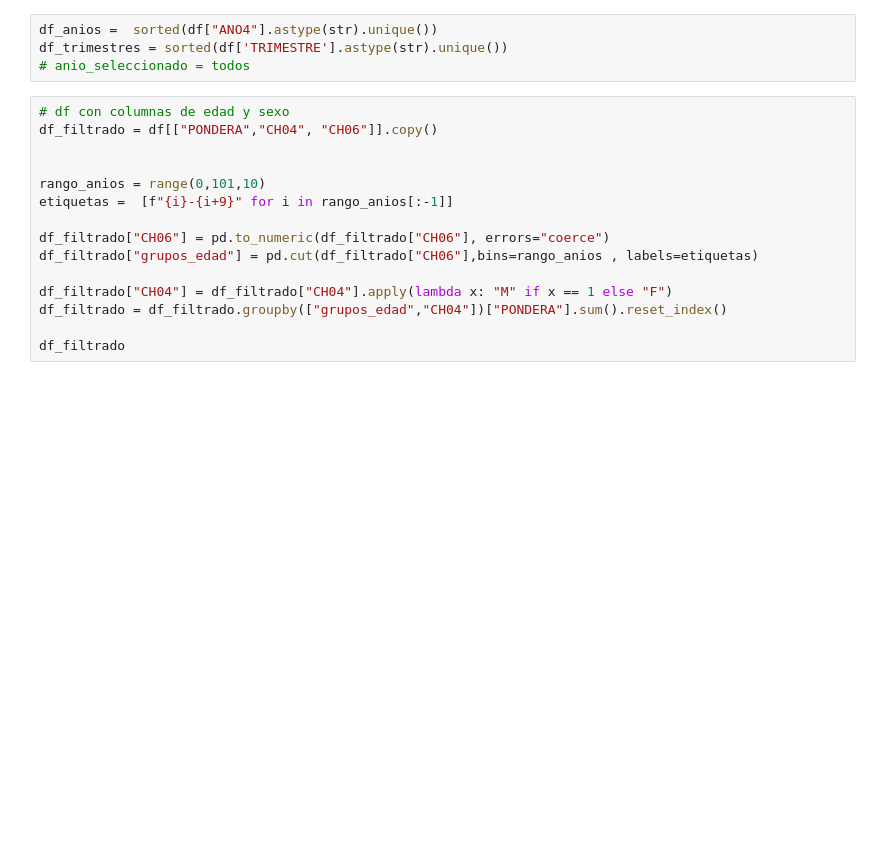
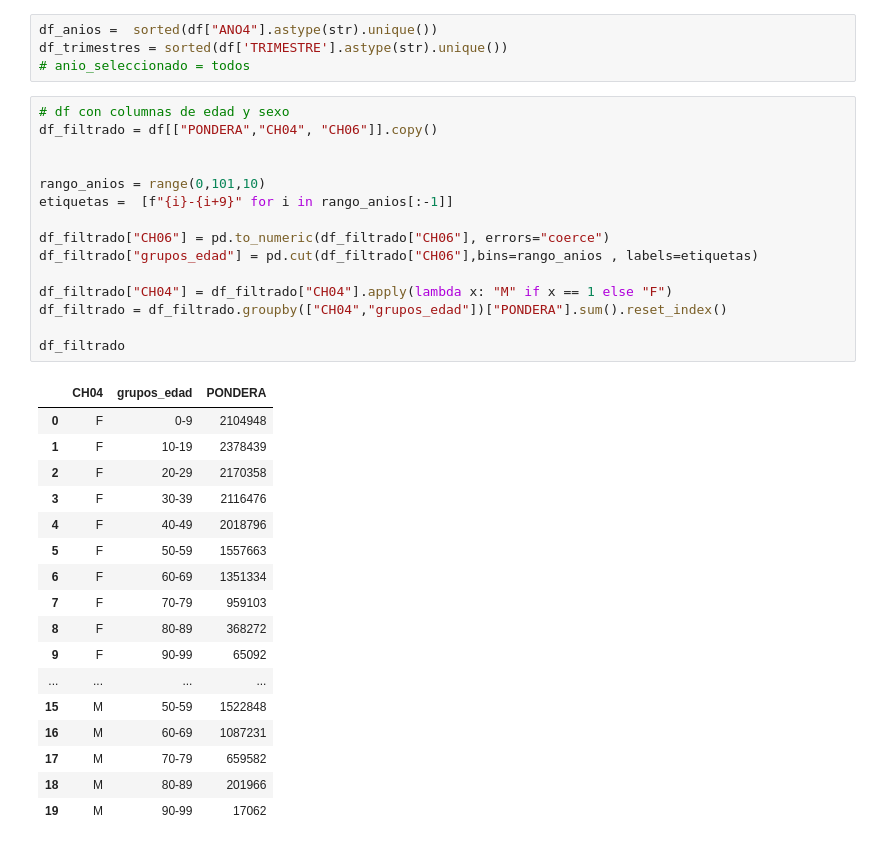
Before and after one commit to noguesan/TP_Integrado_lenguajes, a Jupyter notebook: src/caracteristicas_demograficas_test.ipynb, the cells around one changed output. Drawn from its saved outputs; the diff is of its cells as text; blank space fills up the shorter version.

```diff
--- a/src/caracteristicas_demograficas_test.ipynb
+++ b/src/caracteristicas_demograficas_test.ipynb
@@ -44,18 +92,36 @@ df_trimestres = sorted(df['TRIMESTRE'].astype(str).unique())
 # %%
 # df con columnas de edad y sexo
 df_filtrado = df[["PONDERA","CH04", "CH06"]].copy()
 
 
 rango_anios = range(0,101,10)
 etiquetas =  [f"{i}-{i+9}" for i in rango_anios[:-1]]
 
 df_filtrado["CH06"] = pd.to_numeric(df_filtrado["CH06"], errors="coerce")
 df_filtrado["grupos_edad"] = pd.cut(df_filtrado["CH06"],bins=rango_anios , labels=etiquetas)
 
 df_filtrado["CH04"] = df_filtrado["CH04"].apply(lambda x: "M" if x == 1 else "F")
-df_filtrado = df_filtrado.groupby(["grupos_edad","CH04"])["PONDERA"].sum().reset_index()
+df_filtrado = df_filtrado.groupby(["CH04","grupos_edad"])["PONDERA"].sum().reset_index()
 
 df_filtrado
+# %% [output]
+|  | CH04 | grupos_edad | PONDERA |
+| 0 | F | 0-9 | 2104948 |
+| 1 | F | 10-19 | 2378439 |
+| 2 | F | 20-29 | 2170358 |
+| 3 | F | 30-39 | 2116476 |
+| 4 | F | 40-49 | 2018796 |
+| 5 | F | 50-59 | 1557663 |
+| 6 | F | 60-69 | 1351334 |
+| 7 | F | 70-79 | 959103 |
+| 8 | F | 80-89 | 368272 |
+| 9 | F | 90-99 | 65092 |
+| ... | ... | ... | ... |
+| 15 | M | 50-59 | 1522848 |
+| 16 | M | 60-69 | 1087231 |
+| 17 | M | 70-79 | 659582 |
+| 18 | M | 80-89 | 201966 |
+| 19 | M | 90-99 | 17062 |
 # %%
 df_hombres = df_filtrado[df_filtrado["CH04"] == 'M'].copy()
 df_mujeres = df_filtrado[df_filtrado["CH04"] == 'F'].copy()
```
Also changed, not shown: parts of 10 cells of this notebook, 1 other file.
